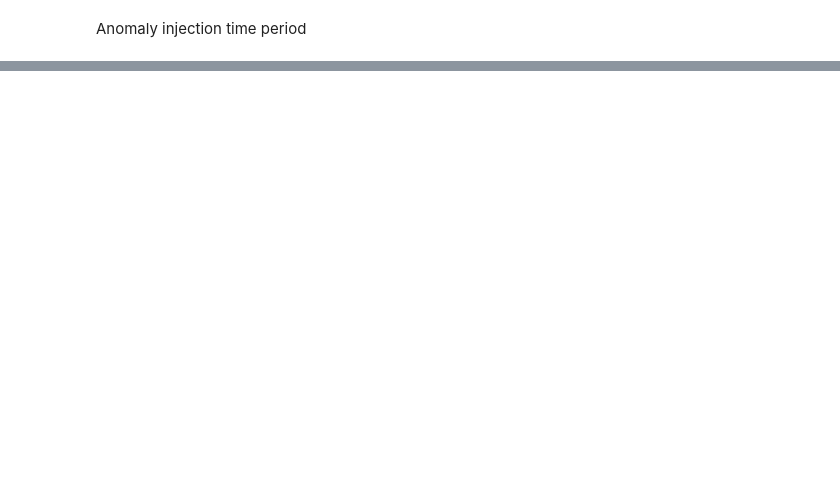
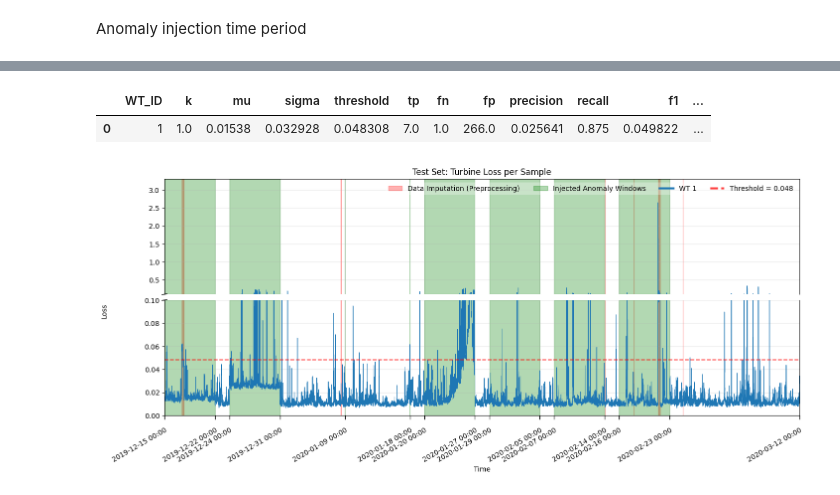
Before and after one commit to fromZeroToInf/Explorative-AD-in-Wind-Turbine-SCADA-Data-Using-an-AE, a Jupyter notebook: src/step9_part1.ipynb, the cells around one changed output, grey strips where cells are left out. Saved outputs shown, nothing was run; the diff lists cells and outputs as text; code cells hidden in the pictures; blank space fills up the shorter version.

```diff
--- a/src/step9_part1.ipynb
+++ b/src/step9_part1.ipynb
@@ -270,7 +384,7 @@ theta = threshold_df["threshold"].iloc[0]
 pp.print_loss(val_inj_df_eval,
               dpi=300,
               y_limits=((0,0.1),(0.1,0.7)),
-              title="Test Set: Mean Turbine Loss per Sample",
+              title="Test Set: Turbine Loss per Sample",
               wt_id= [1],
             #   ts_range=("2018-08-01 00:00:00","2018-10-28 00:00:00"),
               ts_range=(ic.START_ANOM, '2020-03-12 00:00:00'),
@@ -278,3 +392,4 @@ pp.print_loss(val_inj_df_eval,
               line_width=0.8,
               mark_threshold=theta,
               show_mean=False)
+# %% [output]
@@ -280,0 +404,3 @@ pp.print_loss(val_inj_df_eval,
+|  | WT_ID | k | mu | sigma | threshold | tp | fn | fp | precision | recall | f1 | ... |
+| 0 | 1 | 1.0 | 0.01538 | 0.032928 | 0.048308 | 7.0 | 1.0 | 266.0 | 0.025641 | 0.875 | 0.049822 | ... |
+[figure, added]
```
Also changed, not shown: parts of 15 cells of this notebook, 8 other files.
